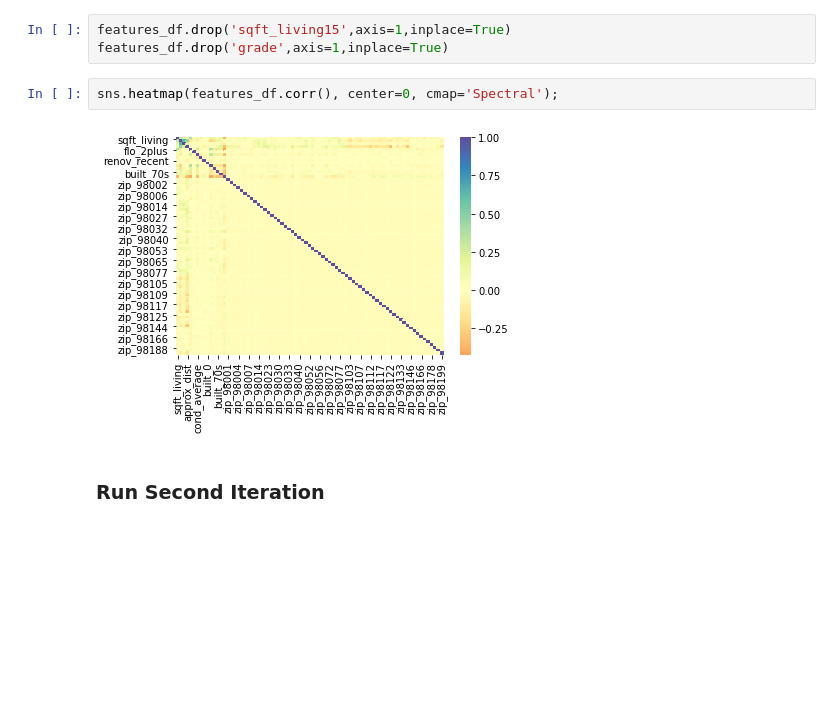
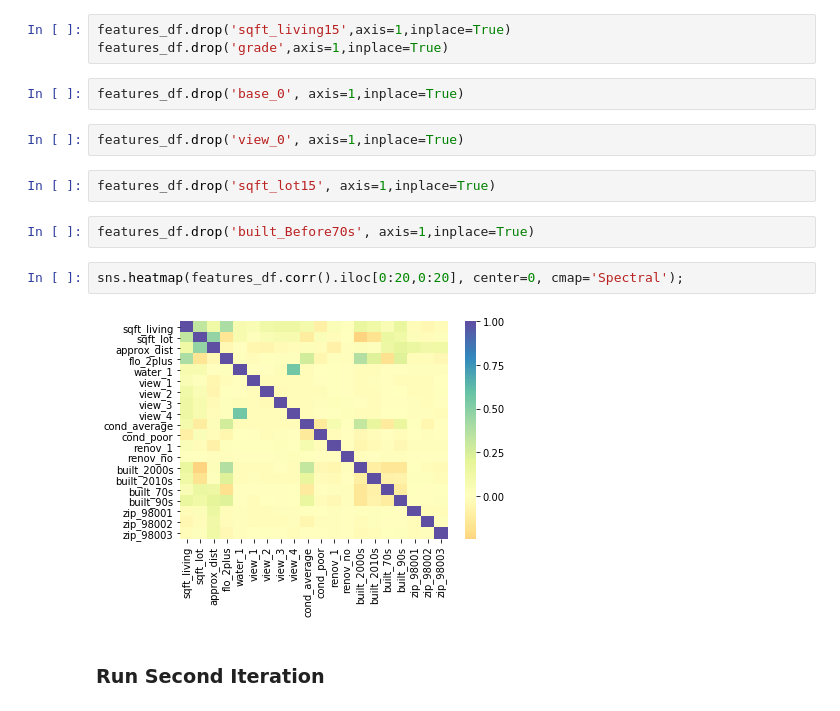
Before and after one commit to tinaprisma/dsc-1-final-project-online-ds-sp-000, a Jupyter notebook: Module_1_Project.ipynb, the cells around one changed output. Saved outputs shown, nothing was run; the diff lists cells and outputs as text; blank space fills up the shorter version.

```diff
--- a/Module_1_Project.ipynb
+++ b/Module_1_Project.ipynb
@@ -1387,10 +1411,18 @@ features_df.drop('bedrooms',axis=1,inplace=True)
 # %%
 features_df.drop('sqft_living15',axis=1,inplace=True)
 features_df.drop('grade',axis=1,inplace=True)
+# %%
+features_df.drop('base_0', axis=1,inplace=True)
+# %%
+features_df.drop('view_0', axis=1,inplace=True)
+# %%
+features_df.drop('sqft_lot15', axis=1,inplace=True)
+# %%
+features_df.drop('built_Before70s', axis=1,inplace=True)
 # %%
-sns.heatmap(features_df.corr(), center=0, cmap='Spectral');
+sns.heatmap(features_df.corr().iloc[0:20,0:20], center=0, cmap='Spectral');
 # %% [output]
-[figure, old version]
+[figure, new version]
 # %% [markdown]
 ### Run Second Iteration
 # %%
```
Also changed, not shown: parts of 47 cells of this notebook.
